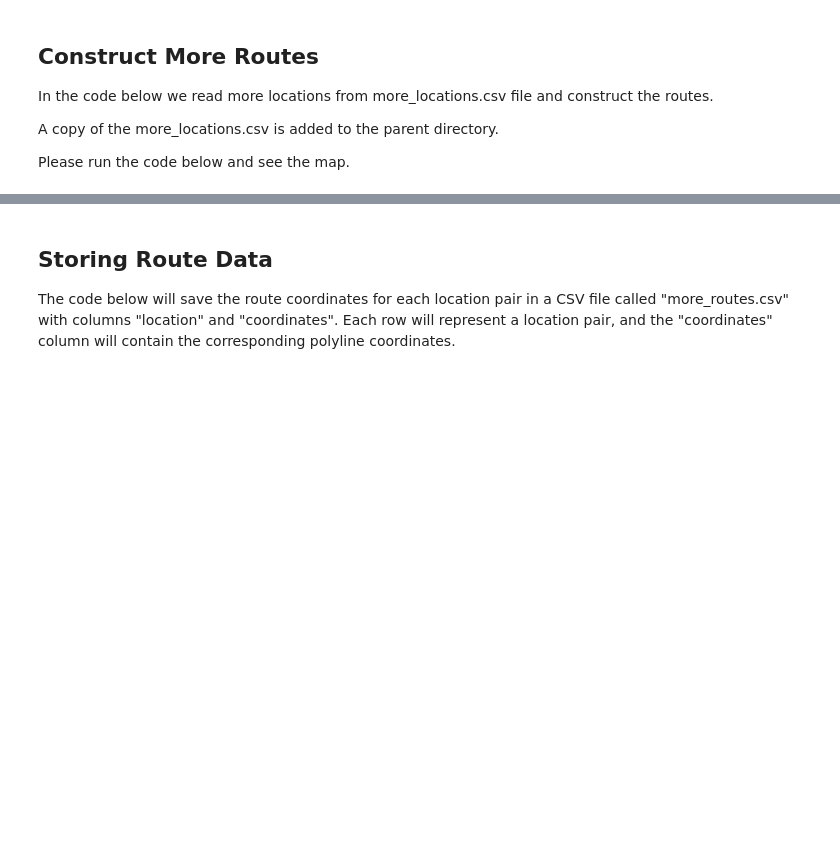
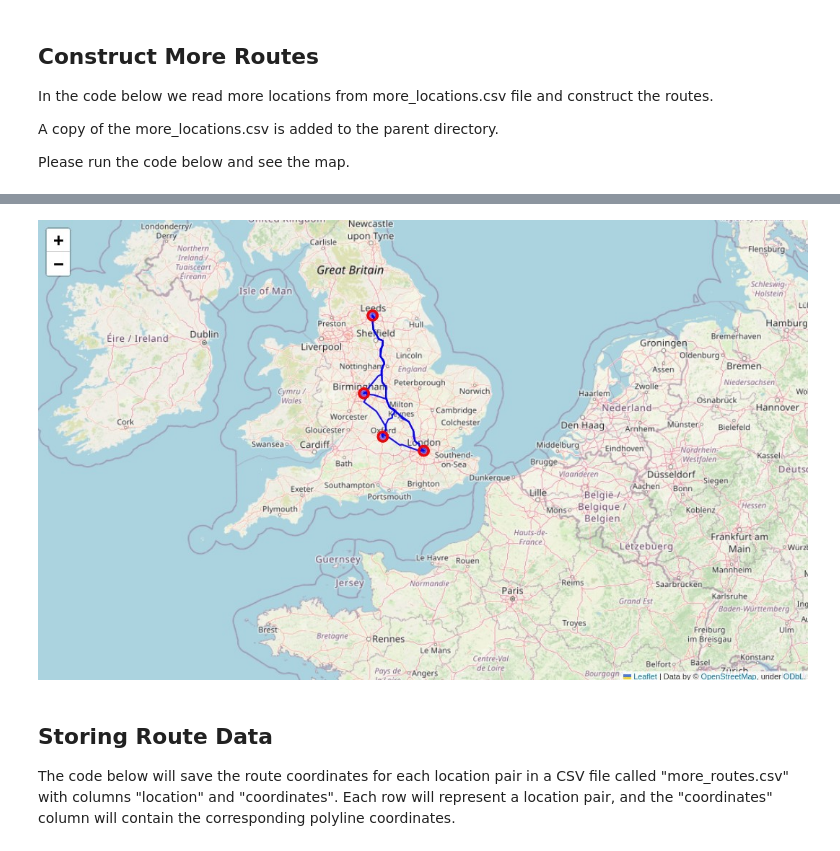
Before and after one commit to mzrghorbani/osrm-tutorial, a Jupyter notebook: osrm-tutorial.ipynb, the cells around one changed output, grey strips where cells are left out. Drawn from its saved outputs; the diff is of its cells as text; code cells hidden in the pictures; blank space fills up the shorter version.

```diff
--- a/osrm-tutorial.ipynb
+++ b/osrm-tutorial.ipynb
@@ -965,3 +1152,8 @@ m
+# %%
+from IPython import display
+display.Image("images/routes.jpg")
+# %% [output]
+[figure, added]
 # %% [markdown]
 ## Storing Route Data
 
```
Also changed, not shown: parts of 20 cells of this notebook, 3 other files.
